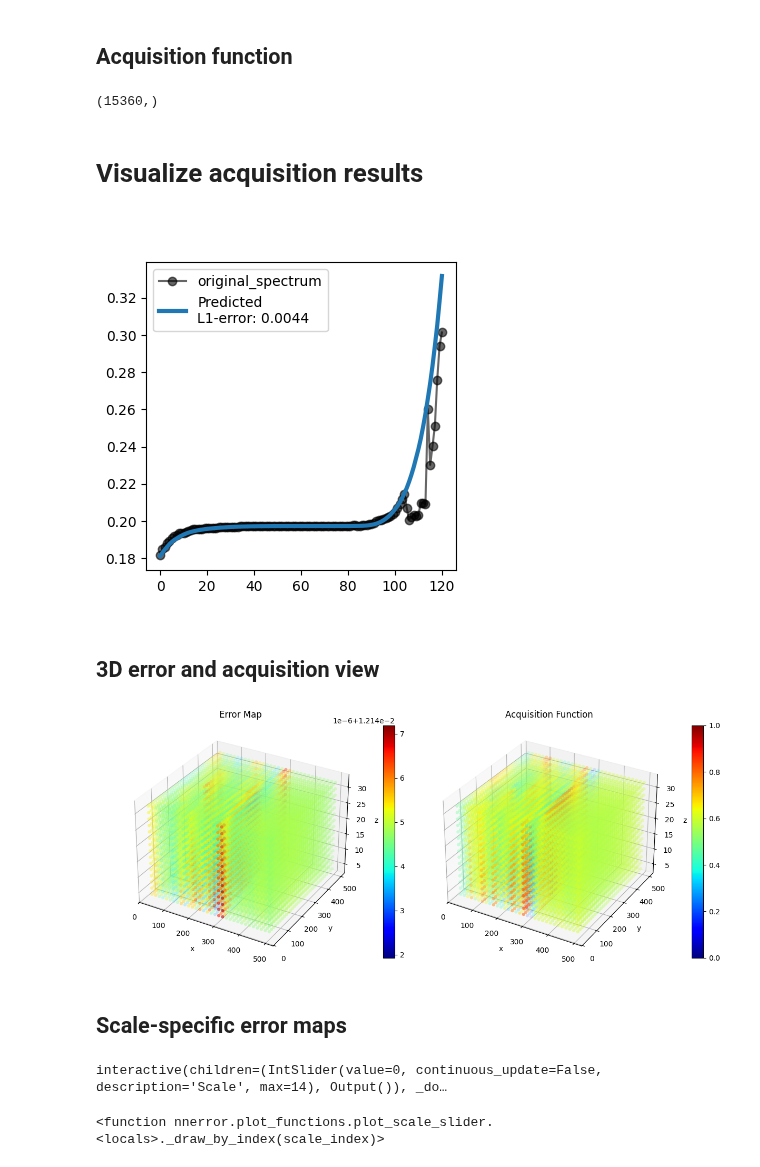
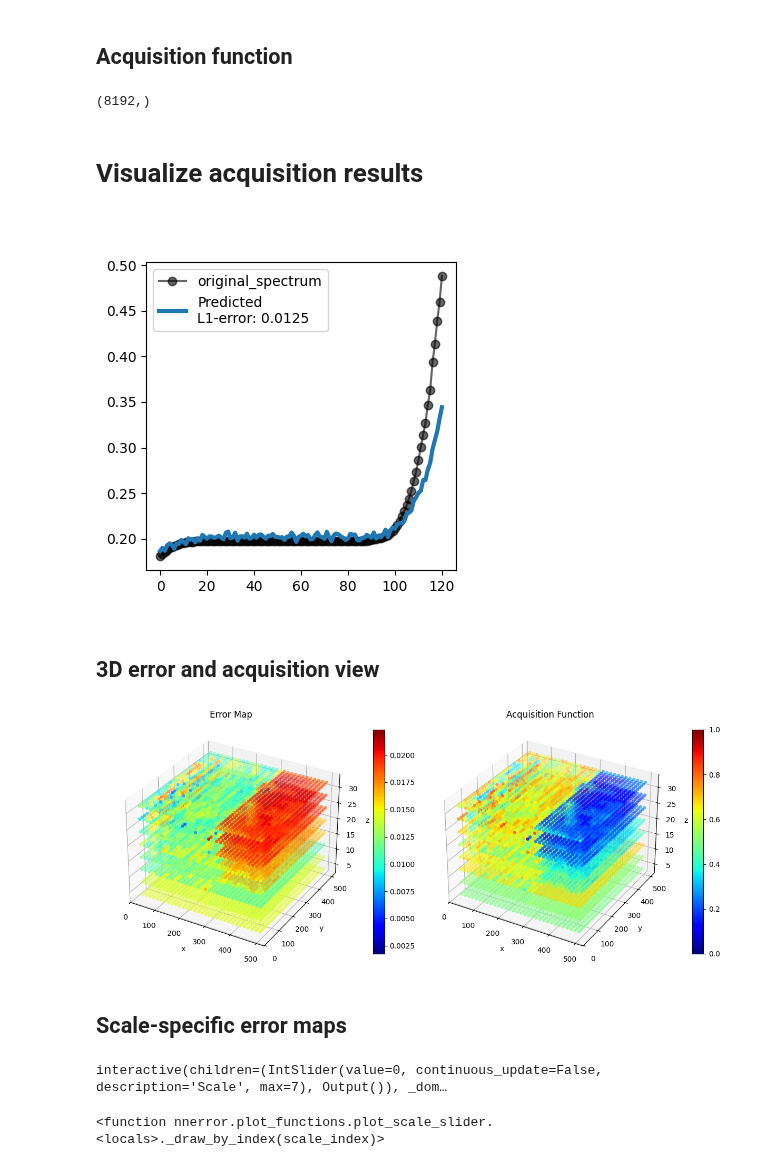
Before and after one commit to gnganesh99/NN_Error, a Jupyter notebook: notebooks/STM/stm_ms_i2s_attn.ipynb, the cells around one changed output. Drawn from its saved outputs; the diff is of its cells as text; code cells hidden in the pictures.

```diff
--- a/notebooks/STM/stm_ms_i2s_attn.ipynb
+++ b/notebooks/STM/stm_ms_i2s_attn.ipynb
@@ -92,7 +92,7 @@ error_type = "L1" # "L1", "L2", or "cos"
 
 model_type = "im2spec" #"FNO"
 append_image_type = "interpolate" if model_type == "FNO" else "pad"
-latent_dim = 3
+latent_dim = 5
 use_swa = True
 test_size = 0.7
 # %%
@@ -134,5 +134,5 @@ swap_coordinates = swap_coordinates[:, [1, 0]]
 # %%
 images, spectra, scale_coordinates = append_multiscale_data(images, spectra, scales=np.arange(WS_init, WS, d_Ws),
                                                             coordinates=swap_coordinates,
-                                                            append_image_type='interpolate')
+                                                            append_image_type=append_image_type)
 # %% [output]
@@ -337,7 +340,7 @@ from nnerror.plot_functions import plot_error_prediction, plot_spectra
 aq_ind, aq_fn = distance_acq_fn(predicted_errors, beta = 0, lambda_ = 1, sample_next_points = 1, exclude_indices = [])
 print(aq_fn.shape)
 # %% [output]
-(15360,)
+(8192,)
 # %% [markdown]
 # Visualize acquisition results
 # %%
@@ -356,18 +359,18 @@ for ind in aq_ind:
     # error_log.append(spectral_error.mean())
     plot_spectra([predicted_spectra], spectra[ind], spectral_error.mean())
 # %% [output]
-[figure, old version]
+[figure, new version]
 # %% [markdown]
 ## 3D error and acquisition view
 # %%
-plot_error_prediction_3d(predicted_errors, aq_fn, scale_coordinates, aq_ind, alpha_scale=True,
+plot_error_prediction_3d(predicted_errors, aq_fn, scale_coordinates, aq_ind, alpha_scale=False,
                          colormap="jet", )
 # %% [output]
-[figure, old version]
+[figure, new version]
 # %% [markdown]
 ## Scale-specific error maps
 # %%
 plot_scale_slider(scale_coordinates, predicted_errors, aq_fn, colormap="jet")
 # %% [output]
-interactive(children=(IntSlider(value=0, continuous_update=False, description='Scale', max=14), Output()), _do…
+interactive(children=(IntSlider(value=0, continuous_update=False, description='Scale', max=7), Output()), _dom…
 <function nnerror.plot_functions.plot_scale_slider.<locals>._draw_by_index(scale_index)>
```
Also changed, not shown: parts of 13 cells of this notebook, 2 other files.
